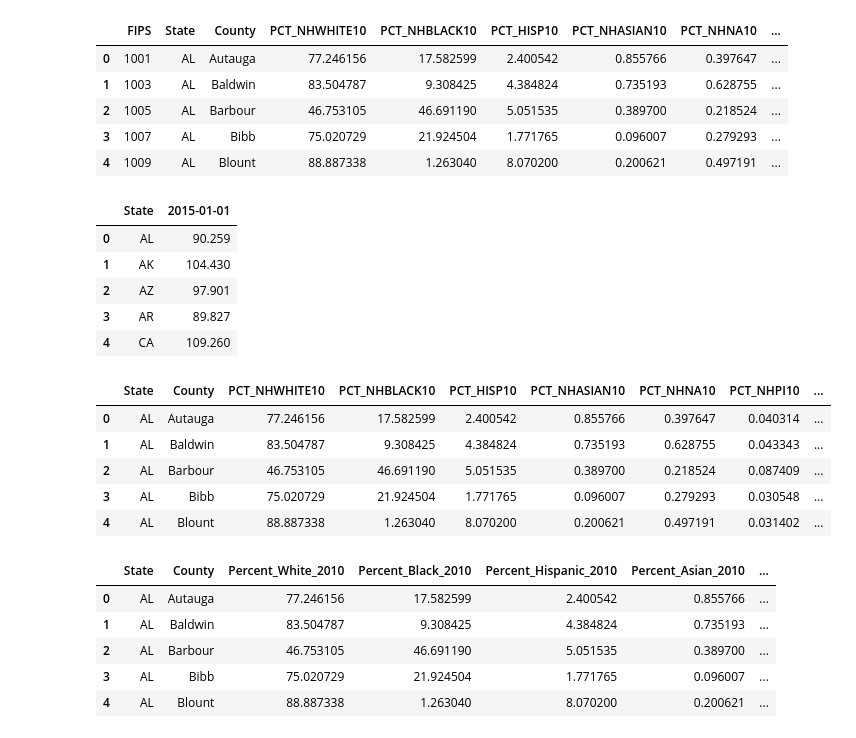
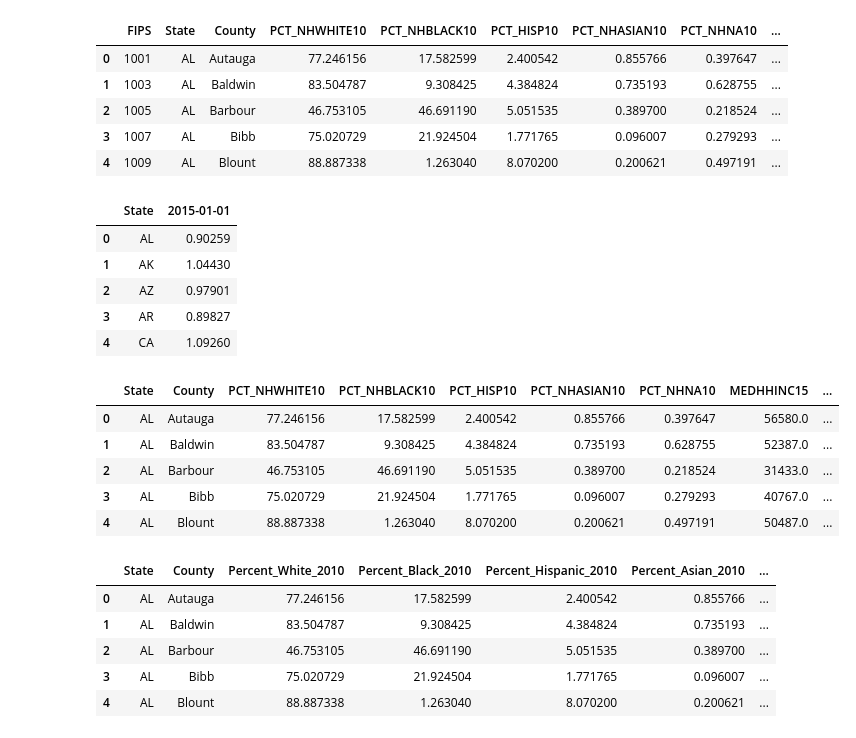
Before and after one commit to mrs384/INFO2950Project, a Jupyter notebook: Phase V.ipynb, the cells around one changed output. Cells and saved outputs as stored; diff of their text form; code cells hidden in the pictures.

```diff
--- a/Phase V.ipynb
+++ b/Phase V.ipynb
@@ -131,26 +132,27 @@ demographics.head()
 # %%
 rpp = pd.read_csv('data/RPP_data2015.csv')
 # https://fredblog.stlouisfed.org/2017/07/regional-price-parities/#:~:text=In%20general%2C%20price%20levels%20are,and%20New%20Jersey%20(113.4).
+rpp['2015-01-01'] = rpp['2015-01-01']/100
 rpp.head()
 # %% [output]
 |  | State | 2015-01-01 |
-| 0 | AL | 90.259 |
-| 1 | AK | 104.430 |
-| 2 | AZ | 97.901 |
-| 3 | AR | 89.827 |
-| 4 | CA | 109.260 |
+| 0 | AL | 0.90259 |
+| 1 | AK | 1.04430 |
+| 2 | AZ | 0.97901 |
+| 3 | AR | 0.89827 |
+| 4 | CA | 1.09260 |
 # %%
 demographics = demographics.drop(['PCT_65OLDER10', 'PCT_18YOUNGER10', 'PERCHLDPOV10',
                                   'CHILDPOVRATE15',
-                                 'POPLOSS10', 'FIPS'], axis=1)
+                                 'POPLOSS10', 'FIPS', 'PCT_NHPI10'], axis=1)
 demographics.head()
 # %% [output]
-|  | State | County | PCT_NHWHITE10 | PCT_NHBLACK10 | PCT_HISP10 | PCT_NHASIAN10 | PCT_NHNA10 | PCT_NHPI10 | ... |
-| 0 | AL | Autauga | 77.246156 | 17.582599 | 2.400542 | 0.855766 | 0.397647 | 0.040314 | ... |
-| 1 | AL | Baldwin | 83.504787 | 9.308425 | 4.384824 | 0.735193 | 0.628755 | 0.043343 | ... |
-| 2 | AL | Barbour | 46.753105 | 46.691190 | 5.051535 | 0.389700 | 0.218524 | 0.087409 | ... |
-| 3 | AL | Bibb | 75.020729 | 21.924504 | 1.771765 | 0.096007 | 0.279293 | 0.030548 | ... |
-| 4 | AL | Blount | 88.887338 | 1.263040 | 8.070200 | 0.200621 | 0.497191 | 0.031402 | ... |
+|  | State | County | PCT_NHWHITE10 | PCT_NHBLACK10 | PCT_HISP10 | PCT_NHASIAN10 | PCT_NHNA10 | MEDHHINC15 | ... |
+| 0 | AL | Autauga | 77.246156 | 17.582599 | 2.400542 | 0.855766 | 0.397647 | 56580.0 | ... |
+| 1 | AL | Baldwin | 83.504787 | 9.308425 | 4.384824 | 0.735193 | 0.628755 | 52387.0 | ... |
+| 2 | AL | Barbour | 46.753105 | 46.691190 | 5.051535 | 0.389700 | 0.218524 | 31433.0 | ... |
+| 3 | AL | Bibb | 75.020729 | 21.924504 | 1.771765 | 0.096007 | 0.279293 | 40767.0 | ... |
+| 4 | AL | Blount | 88.887338 | 1.263040 | 8.070200 | 0.200621 | 0.497191 | 50487.0 | ... |
 # %%
 demographics = demographics.rename(columns={
     'PCT_NHWHITE10': 'Percent_White_2010',
```
Also changed, not shown: parts of 17 cells of this notebook, 2 other files.
